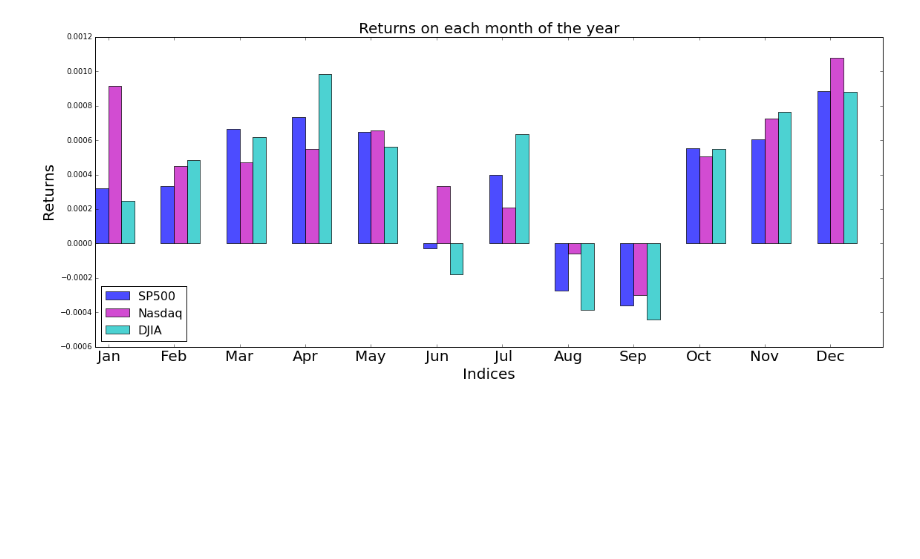
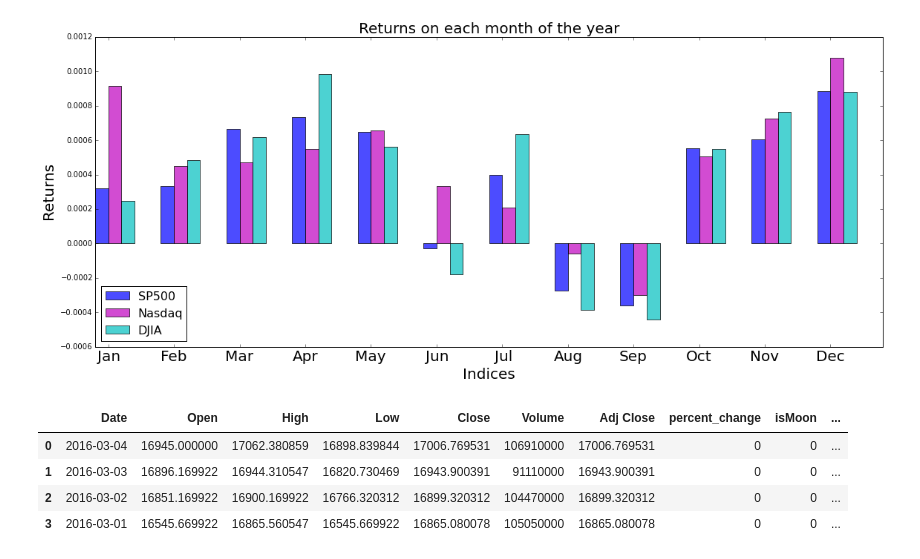
Before and after one commit to alisher13/Stock-Market-Anomalies, a Jupyter notebook: all_anomalies.ipynb, the cells around one changed output. Saved outputs shown, nothing was run; the diff lists cells and outputs as text; code cells hidden in the pictures; blank space fills up the shorter version.

```diff
--- a/all_anomalies.ipynb
+++ b/all_anomalies.ipynb
@@ -215,0 +202,4 @@ sp_data[:3]
+# %%
+sp_data[:3]
+sp_data['HolidayUSA_y'] = pd.to_numeric(sp_data['HolidayUSA_y'])
+dj_data['HolidayUSA_y'] = pd.to_numeric(dj_data['HolidayUSA_y'])
@@ -477,3 +475,25 @@ plt.show()
 # sp_month_return
 # %% [output]
 [figure]
+# %%
+mean_return = sp_data['percent_change'].mean()
+
+sp_data.ix[sp_data.percent_change > mean_return, 'percent_change'] = 1
+sp_data.ix[sp_data.percent_change < mean_return, 'percent_change'] = 0
+
+nq_data.ix[nq_data.percent_change > mean_return, 'percent_change'] = 1
+nq_data.ix[nq_data.percent_change < mean_return, 'percent_change'] = 0
+
+dj_data.ix[dj_data.percent_change > mean_return, 'percent_change'] = 1
+dj_data.ix[dj_data.percent_change < mean_return, 'percent_change'] = 0
+
+tse_data.ix[tse_data.percent_change > mean_return, 'percent_change'] = 1
+tse_data.ix[tse_data.percent_change < mean_return, 'percent_change'] = 0
+
+dj_data[:4]
+# %% [output]
+|  | Date | Open | High | Low | Close | Volume | Adj Close | percent_change | isMoon | ... |
+| 0 | 2016-03-04 | 16945.000000 | 17062.380859 | 16898.839844 | 17006.769531 | 106910000 | 17006.769531 | 0 | 0 | ... |
+| 1 | 2016-03-03 | 16896.169922 | 16944.310547 | 16820.730469 | 16943.900391 | 91110000 | 16943.900391 | 0 | 0 | ... |
+| 2 | 2016-03-02 | 16851.169922 | 16900.169922 | 16766.320312 | 16899.320312 | 104470000 | 16899.320312 | 0 | 0 | ... |
+| 3 | 2016-03-01 | 16545.669922 | 16865.560547 | 16545.669922 | 16865.080078 | 105050000 | 16865.080078 | 0 | 0 | ... |
```
Also changed, not shown: parts of 17 cells of this notebook.
